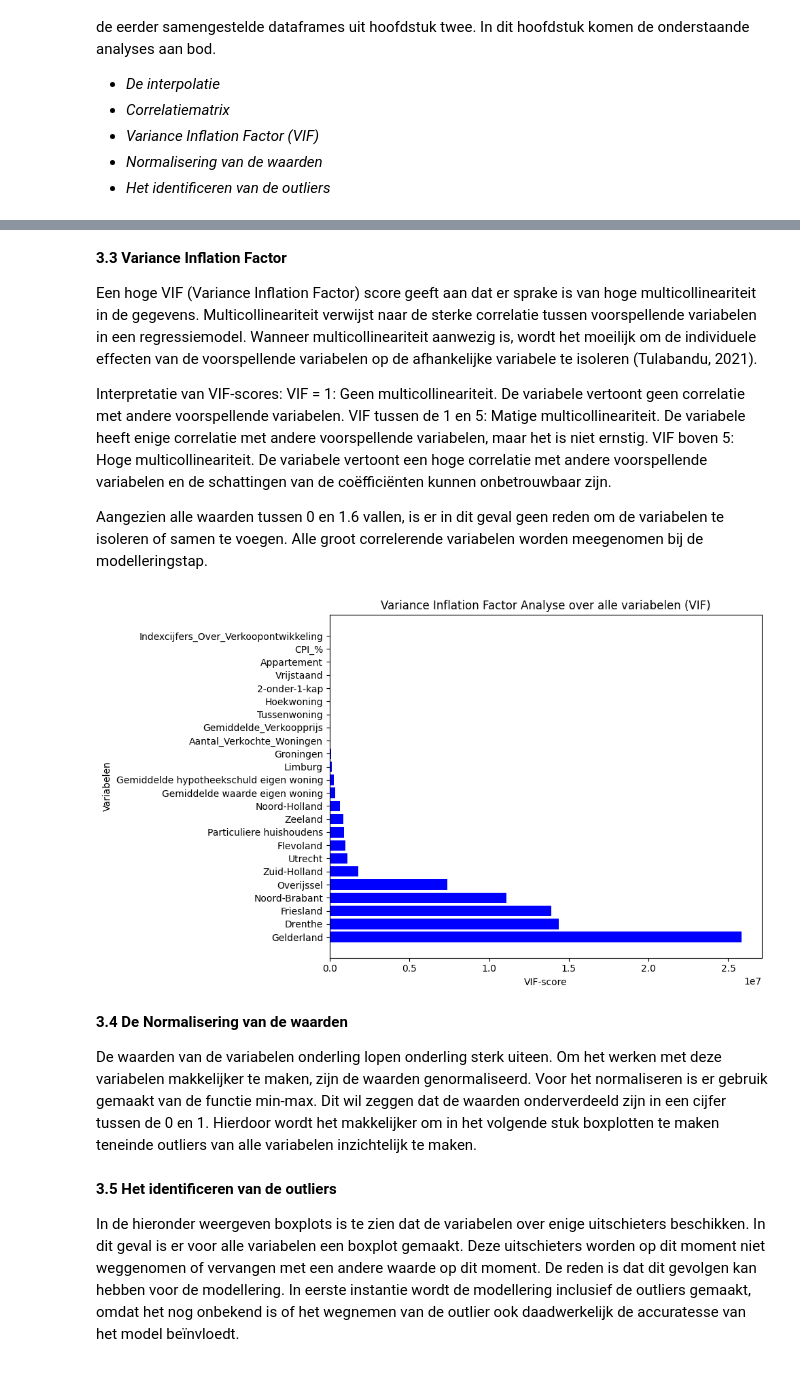
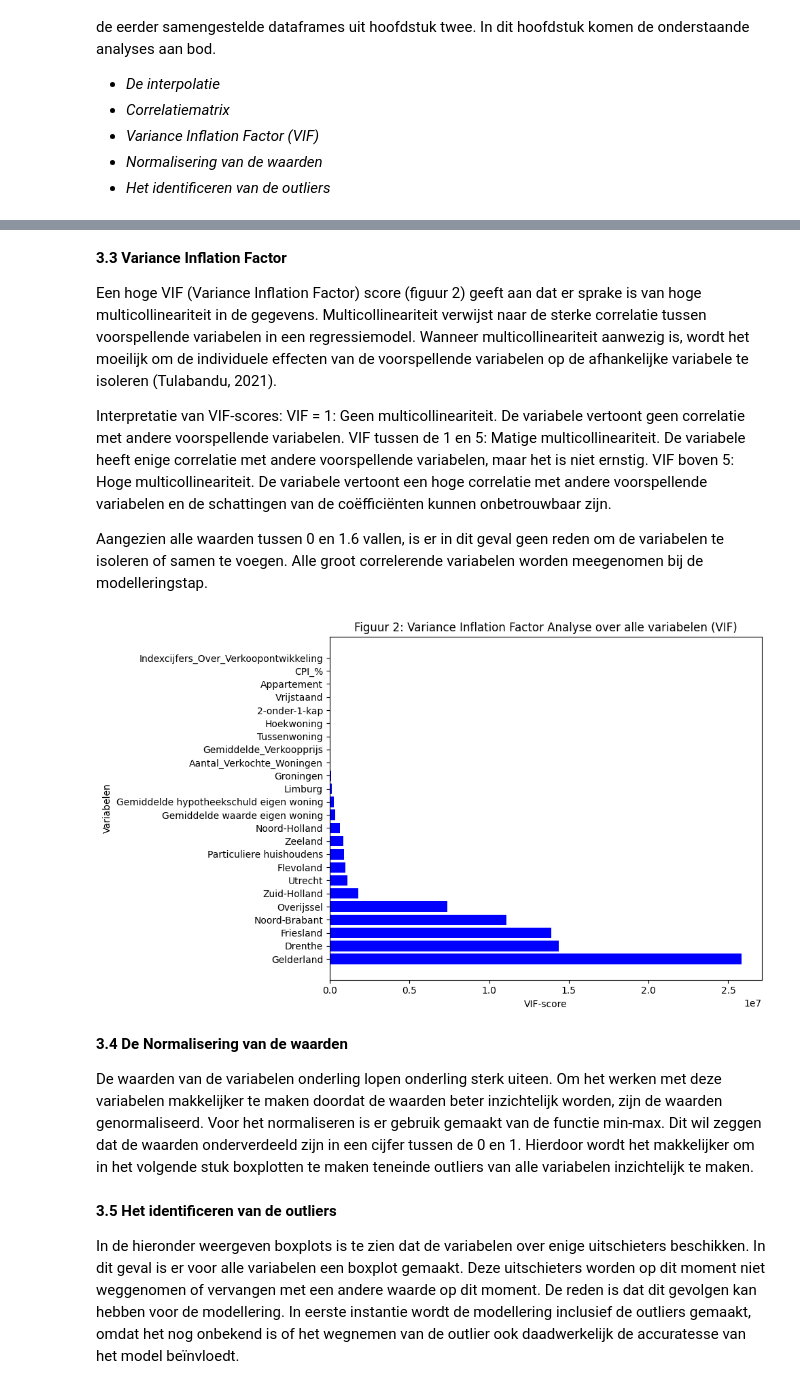
Before and after one commit to y-anwari/Invloeden_op_huizenprijs, a Jupyter notebook: Invloeden_op_Huizenmarkt.ipynb, the cells around one changed output, grey strips where cells are left out. Saved outputs shown, nothing was run; the diff lists cells and outputs as text; code cells hidden in the pictures.

```diff
--- a/Invloeden_op_Huizenmarkt.ipynb
+++ b/Invloeden_op_Huizenmarkt.ipynb
@@ -726,38 +686,34 @@ correlatiematrix.to_excel(desktop_path + 'Python_test.xlsx', index=False)
 # %% [markdown]
 **3.3 Variance Inflation Factor**
 
-Een hoge VIF (Variance Inflation Factor) score geeft aan dat er sprake is van hoge multicollineariteit in de gegevens. Multicollineariteit verwijst naar de sterke correlatie tussen voorspellende variabelen in een regressiemodel. Wanneer multicollineariteit aanwezig is, wordt het moeilijk om de individuele effecten van de voorspellende variabelen op de afhankelijke variabele te isoleren (Tulabandu, 2021).
+Een hoge VIF (Variance Inflation Factor) score (figuur 2) geeft aan dat er sprake is van hoge multicollineariteit in de gegevens. Multicollineariteit verwijst naar de sterke correlatie tussen voorspellende variabelen in een regressiemodel. Wanneer multicollineariteit aanwezig is, wordt het moeilijk om de individuele effecten van de voorspellende variabelen op de afhankelijke variabele te isoleren (Tulabandu, 2021).
 
 Interpretatie van VIF-scores: VIF = 1: Geen multicollineariteit. De variabele vertoont geen correlatie met andere voorspellende variabelen. VIF tussen de 1 en 5: Matige multicollineariteit. De variabele heeft enige correlatie met andere voorspellende variabelen, maar het is niet ernstig. VIF boven 5: Hoge multicollineariteit. De variabele vertoont een hoge correlatie met andere voorspellende variabelen en de schattingen van de coëfficiënten kunnen onbetrouwbaar zijn.
 
 Aangezien alle waarden tussen 0 en 1.6 vallen, is er in dit geval geen reden om de variabelen te isoleren of samen te voegen. Alle groot correlerende variabelen worden meegenomen bij de modelleringstap.
 # %%
-import pandas as pd
-import numpy as np
-import matplotlib.pyplot as plt
-from statsmodels.stats.outliers_influence import variance_inflation_factor
 
 # Calculate VIF for all columns in the dataframe
 vif = pd.DataFrame()
 vif["Variabelen"] = correlatiematrix.columns
 vif["VIF-score"] = [variance_inflation_factor(correlatiematrix.values, i) for i in range(len(correlatiematrix.columns))]
 
 # Sort the dataframe by VIF values in descending order
 vif_sorted = vif.sort_values(by="VIF-score", ascending=False)
 
 # Plot VIF values
 plt.figure(figsize=(10, 6))
 plt.barh(vif_sorted["Variabelen"], vif_sorted["VIF-score"], color="blue")
 plt.xlabel("VIF-score")
 plt.ylabel("Variabelen")
-plt.title("Variance Inflation Factor Analyse over alle variabelen (VIF)")
+plt.title("Figuur 2: Variance Inflation Factor Analyse over alle variabelen (VIF)")
 plt.tight_layout()
 plt.show()
 # %% [output]
-[figure, old version]
+[figure, new version]
 # %% [markdown]
 **3.4 De Normalisering van de waarden**
 
-De waarden van de variabelen onderling lopen onderling sterk uiteen. Om het werken met deze variabelen makkelijker te maken, zijn de waarden genormaliseerd. Voor het normaliseren is er gebruik gemaakt van de functie min-max. Dit wil zeggen dat de waarden onderverdeeld zijn in een cijfer tussen de 0 en 1. Hierdoor wordt het makkelijker om in het volgende stuk boxplotten te maken teneinde outliers van alle variabelen inzichtelijk te maken.
+De waarden van de variabelen onderling lopen onderling sterk uiteen. Om het werken met deze variabelen makkelijker te maken doordat de waarden beter inzichtelijk worden, zijn de waarden genormaliseerd. Voor het normaliseren is er gebruik gemaakt van de functie min-max. Dit wil zeggen dat de waarden onderverdeeld zijn in een cijfer tussen de 0 en 1. Hierdoor wordt het makkelijker om in het volgende stuk boxplotten te maken teneinde outliers van alle variabelen inzichtelijk te maken.
 # %%
 # Normaliseren van kolomwaarden
```
Also changed, not shown: parts of 33 cells of this notebook, 1 other file.
